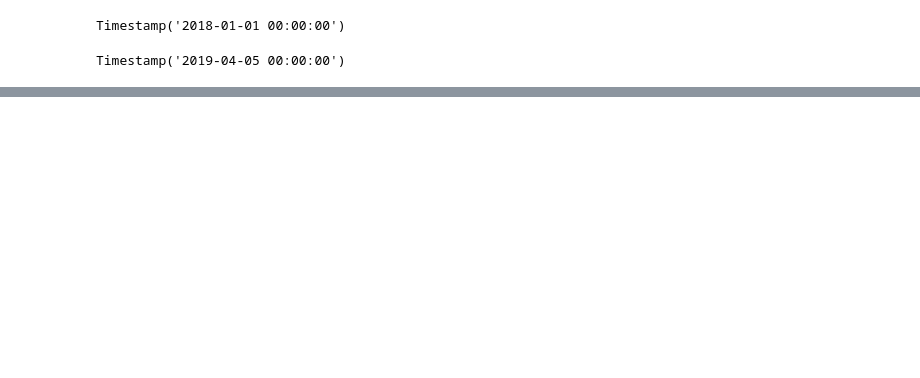
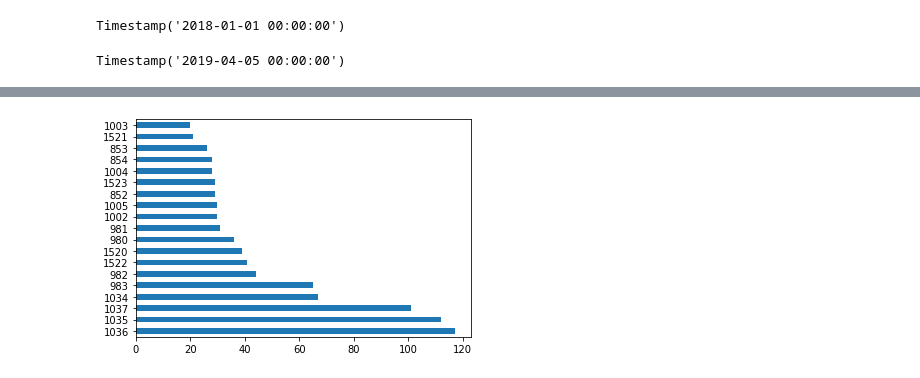
Before and after one commit to shl0mo/AnaliseDados_DIO-Pandas, a Jupyter notebook: AnaliseDados_DIO_Pandas.ipynb, the cells around one changed output, grey strips where cells are left out. Saved outputs shown, nothing was run; the diff lists cells and outputs as text; code cells hidden in the pictures; blank space fills up the shorter version.

```diff
--- a/AnaliseDados_DIO_Pandas.ipynb
+++ b/AnaliseDados_DIO_Pandas.ipynb
@@ -413,0 +448,7 @@ vendas_marco_2019.sample(10)
+# %%
+#Gráfico de barras horizontais para o número de vendas de cada loja do menor para o maoir:
+#Método plot.barh(), com ascending=False
+df.LojaID.value_counts(ascending=False).plot.barh(); #ou
+#df.LojaID.value_counts().plot.barh()
+# %% [output]
+[figure, added]
```
Also changed, not shown: parts of 18 cells of this notebook.
